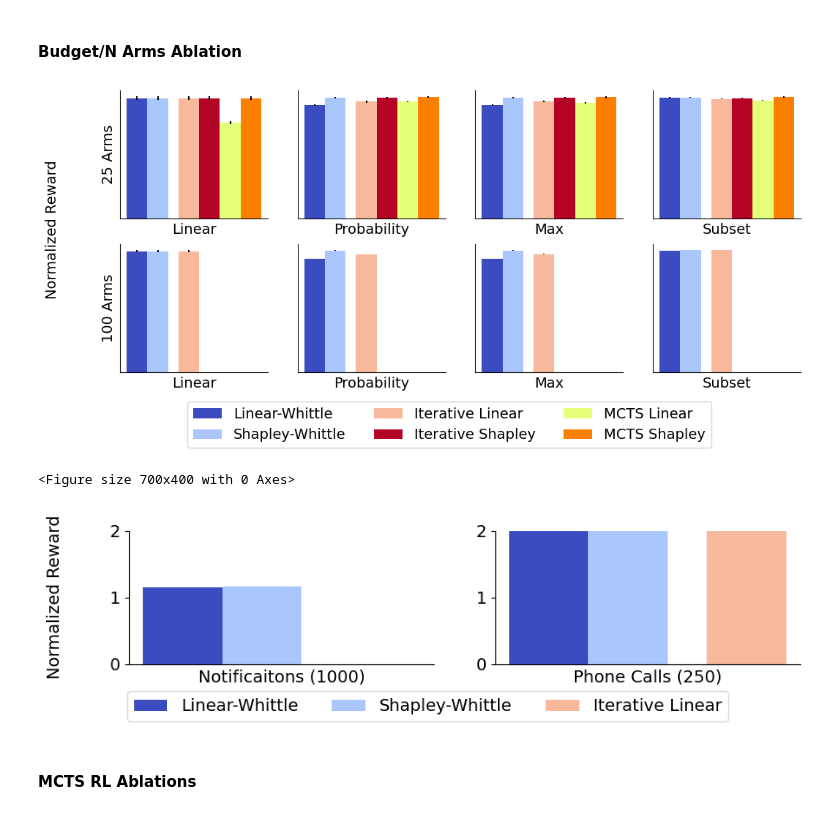
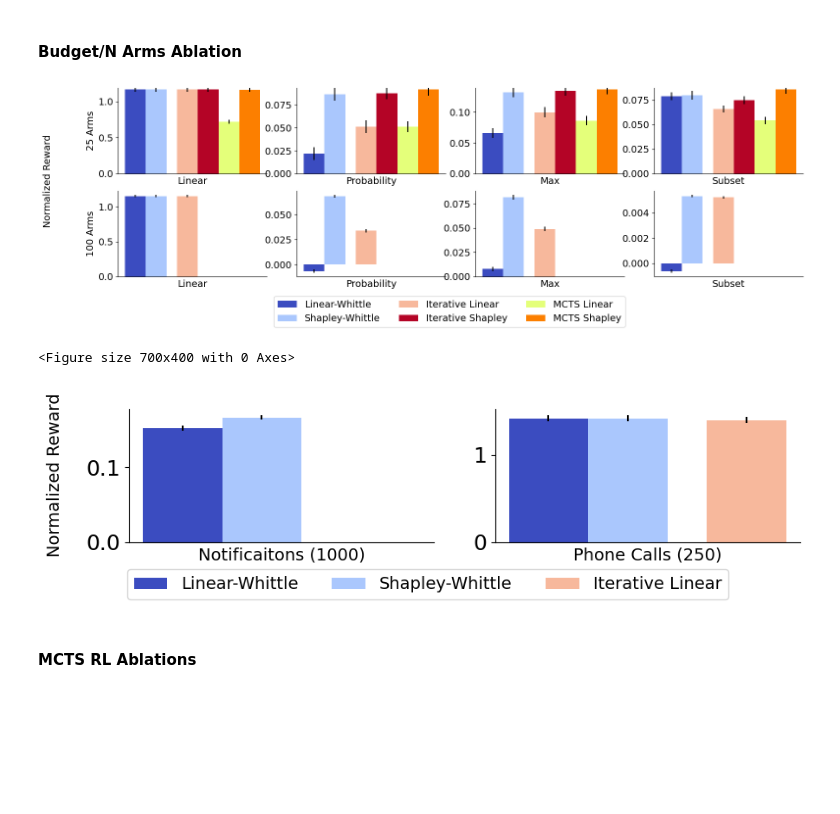
Before and after one commit to naveenr414/food-rescue-rmab, a Jupyter notebook: scripts/notebooks/Plotting.ipynb, the cells around one changed output. Saved outputs shown, nothing was run; the diff lists cells and outputs as text; code cells hidden in the pictures; blank space fills up the shorter version.

```diff
--- a/scripts/notebooks/Plotting.ipynb
+++ b/scripts/notebooks/Plotting.ipynb
@@ -223,8 +263,8 @@ for i,n in enumerate(n_arms):
 
     axs[i].set_xticks([])
 
-    axs[i].set_yticks([0,1,2],[0,1,2],fontsize=14)
-    axs[i].set_ylim([0,2.5])
+    axs[i].set_yticks([0,0.5,1,1.5],[0,0.5,1,1.5],fontsize=14)
+    axs[i].set_ylim([0,1.5])
     axs[i].set_xlabel("{} Arms".format(n),fontsize=14)
 
 
@@ -395,6 +436,7 @@ for i in range(len(distros)):
     params['n_arms'] = volunteers
     params['prob_distro'] = distros[i]
 
+    max_val = 0
     for k,m in enumerate(method_names):
         score_by_n = []
         std_by_n = []
@@ -410,6 +452,13 @@ for i in range(len(distros)):
         if len(results)>0:
             num_data = len(results)*len(results[0]['greedy_reward'][0])
 
+        if i == 1 and ('shapley' in m or 'iterative' in m or 'mcts_' in m):
+            linear_whittle_data = [i['shapley_whittle_custom_reward'][0] for i in results]
+            linear_whittle_data = [i for sublist in linear_whittle_data for i in sublist]
+            our_data = [i['{}_reward'.format(m)][0] for i in results]
+            our_data = [i for sublist in our_data for i in sublist]
+            print("Paired",m,stats.ttest_rel(linear_whittle_data,our_data))
+
         if num_data>0:
             results = aggregate_normalize_data(results,baseline="random")
 
@@ -423,16 +472,19 @@ for i in range(len(distros)):
 
             else:
                 axs[i].bar(x_locations[k],score_by_n,width=width,label=nice_names[k],color=colors_by_method[m],yerr=std_by_n)
+        max_val = max(max_val,results['{}_reward'.format(m)][0])
+
 
     axs[i].set_xticks([])
 
-    if i == 0:
-        axs[i].set_yticks([0,1,2],[0,1,2],fontsize=14)
-        axs[i].set_ylim([0,2])
-    else:
-        axs[i].set_yticks([0,0.5,1,1.5],[0,0.5,1,1.5],fontsize=14)
-        axs[i].set_ylim([0,1.5])
+    # if i == 0:
+    #     axs[i].set_yticks([0,1,2],[0,1,2],fontsize=14)
+    #     axs[i].set_ylim([0,2])
+    # else:
+    #     axs[i].set_yticks([0,0.5,1,1.5],[0,0.5,1,1.5],fontsize=14)
+    #     axs[i].set_ylim([0,1.5])
 
+    axs[i].set_ylim([0,max_val*1.02])
 
     if i == 0:
         axs[i].set_xlabel("Notifications",fontsize=14)
@@ -544,7 +691,7 @@ This will become an error in seaborn v0.14.0; please update your code.
 # %% [markdown]
 #### Budget/N Arms Ablation
 # %%
-fig, axs = plt.subplots(2,4, figsize=(12, 5))
+fig, axs = plt.subplots(2,4, figsize=(18, 5))
 method_names = ['linear_whittle','shapley_whittle_custom','iterative_whittle','shapley_iterative_whittle','mcts_linear','mcts_shapley']
 nice_names = ["Linear-Whittle","Shapley-Whittle","Iterative Linear","Iterative Shapley","MCTS Linear","MCTS Shapley"]
 width = 0.1
@@ -573,6 +720,7 @@ for i,n in enumerate(n_arms):
     for j in range(len(reward_names)):
         baseline_params['n_arms'] = n
         baseline_params['budget'] = n//2
+        max_val = 0
         for k,m in enumerate(method_names):
             score_by_n = []
             std_by_n = []
@@ -596,35 +744,39 @@ for i,n in enumerate(n_arms):
 
                 if '{}_reward'.format(m) not in results:
                     results['{}_reward'.format(m)] = [0,0]
                 score_by_n.append(results['{}_reward'.format(m)][0])
                 std_by_n.append(results['{}_reward'.format(m)][1]/num_data**.5)
 
                 if m == 'optimal' and n == 4:
                     axs[i,j].hlines(score_by_n[0],-0.1,x_locations[-1],colors='green',linestyles='dashed',label='Optimal',color=colors_by_method[m])
 
                 else:
                     axs[i,j].bar(x_locations[k],score_by_n,width=width,label=nice_names[k],color=colors_by_method[m],yerr=std_by_n)
+                    max_val = max(max_val,results['{}_reward'.format(m)][0])
 
         axs[i,j].set_xticks([])
 
+        if i == 0:
+            axs[i,j].set_ylim([0,max_val*1.02])
+
         # if j != 0:
-        axs[i,j].set_yticks([])
+        axs[i,j].tick_params(axis='y', labelsize=14)
         # else:
         #     axs[i,j].set_yticks([0,1,2],[0,1,2],fontsize=14)
         # axs[i,j].set_ylim([0,2.5])
         axs[i,j].set_xlabel(reward_names[j],fontsize=14)
 
 axs[0,0].set_ylabel("25 Arms",fontsize=14)
 axs[1,0].set_ylabel("100 Arms",fontsize=14)
 
 handles, labels = axs[1,1].get_legend_handles_labels()
 fig.legend(handles, labels, loc='upper center',ncol=3,bbox_to_anchor=(0.5,0.05),fontsize=14)
 
 fig.supylabel("Normalized Reward",fontsize=14,x=0.04)
 
 fig.savefig("../../results/figures/all_rewards_large_N.pdf",dpi=300, bbox_inches='tight')
 # %% [output]
-[figure, old version]
+[figure, new version]
 <Figure size 700x400 with 0 Axes>
 # %%
 distros = ["food_rescue","food_rescue_top"]
@@ -688,8 +840,8 @@ for i in range(len(distros)):
 
     axs[i].set_xticks([])
 
-    axs[i].set_yticks([0,1,2],[0,1,2],fontsize=14)
-    axs[i].set_ylim([0,2])
+    # axs[i].set_yticks([0,1,2],[0,1,2],fontsize=14)
+    # axs[i].set_ylim([0,2])
 
 
     if i == 0:
@@ -708,7 +860,7 @@ fig.legend(handles, labels, loc='upper center',ncol=4,bbox_to_anchor=(0.47,0),fo
 fig.supylabel("Normalized Reward",fontsize=14,x=0.03)
 fig.savefig("../../results/figures/food_rescue_secondary.pdf",dpi=300, bbox_inches='tight')
 # %% [output]
-[figure, old version]
+[figure, new version]
 # %% [markdown]
 #### MCTS RL Ablations
 # %%
```
Also changed, not shown: parts of 14 cells of this notebook, 1 other file.
